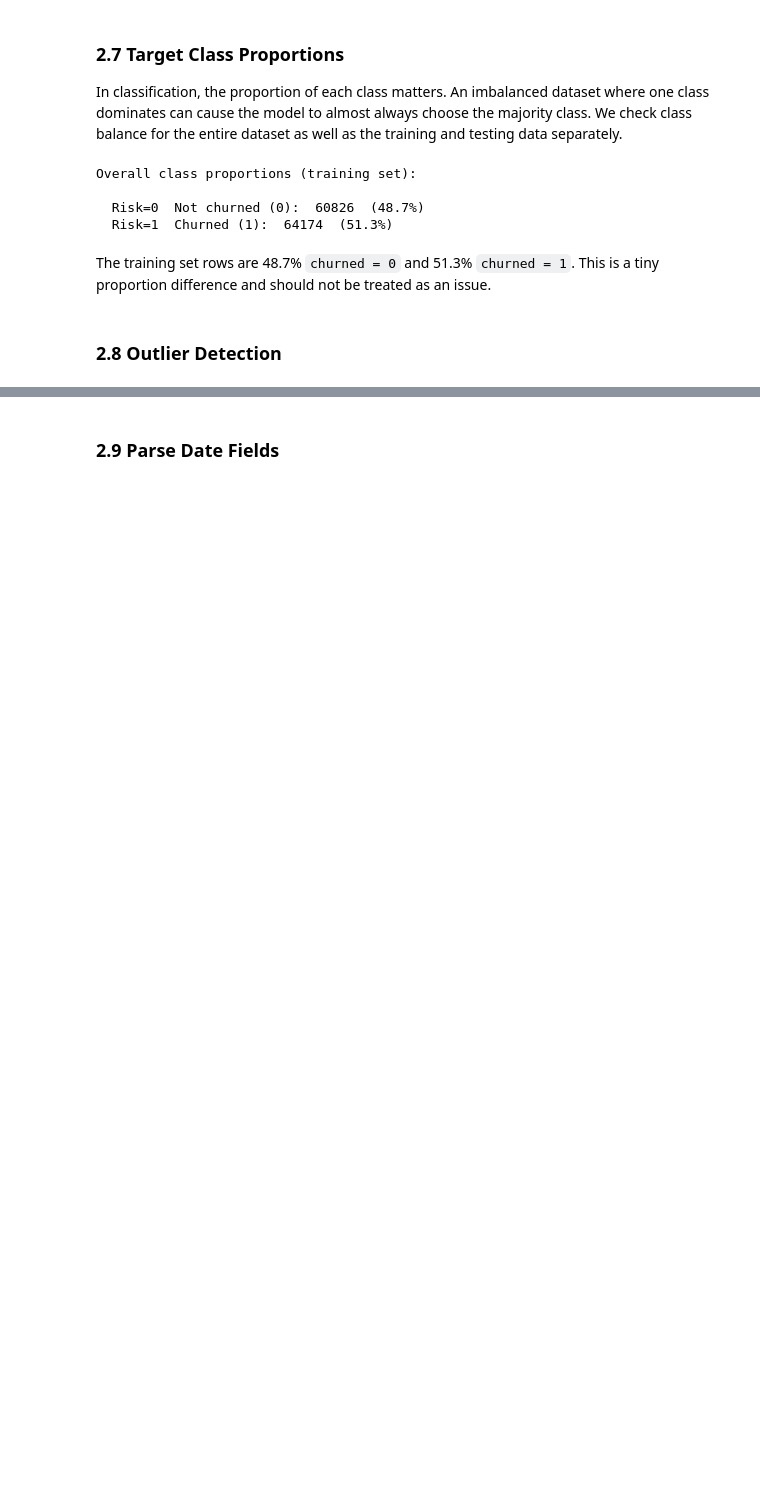
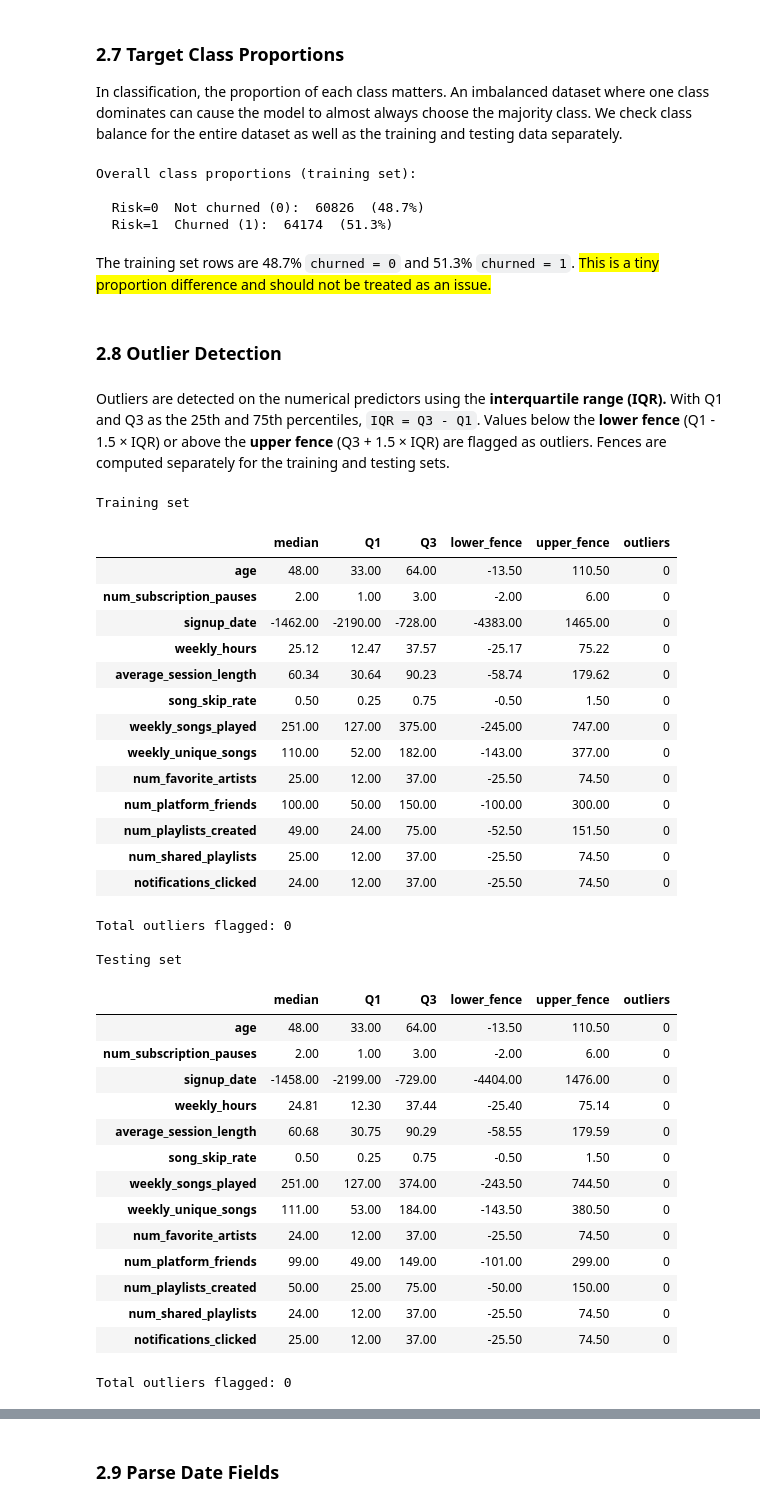
Before and after one commit to madewitt55/cs407-final-project, a Jupyter notebook: subscription_churn.ipynb, the cells around one changed output, grey strips where cells are left out. Cells and saved outputs as stored; diff of their text form; code cells hidden in the pictures; blank space fills up the shorter version.

```diff
--- a/subscription_churn.ipynb
+++ b/subscription_churn.ipynb
@@ -478,6 +497,71 @@ Overall class proportions (training set):
   Risk=0  Not churned (0):  60826  (48.7%)
   Risk=1  Churned (1):  64174  (51.3%)
 # %% [markdown]
-The training set rows are 48.7% `churned = 0` and 51.3% `churned = 1`. This is a tiny proportion difference and should not be treated as an issue.
+The training set rows are 48.7% `churned = 0` and 51.3% `churned = 1`. <mark>This is a tiny proportion difference and should not be treated as an issue.</mark>
 # %% [markdown]
 ### 2.8 Outlier Detection
+# %% [markdown]
+Outliers are detected on the numerical predictors using the **interquartile range (IQR).** With Q1 and Q3 as the 25th and 75th percentiles, `IQR = Q3 - Q1`. Values below the **lower fence** (Q1 - 1.5 × IQR) or above the **upper fence** (Q3 + 1.5 × IQR) are flagged as outliers. Fences are computed separately for the training and testing sets.
+# %%
+# Summarize the IQR fences and the number of values outside them for each numerical predictor
+def iqr_outlier_summary(df):
+    q1 = df[numerical_predictors].quantile(0.25)
+    q3 = df[numerical_predictors].quantile(0.75)
+    iqr = q3 - q1
+    lower_fence = q1 - 1.5 * iqr
+    upper_fence = q3 + 1.5 * iqr
+    outliers = (df[numerical_predictors].lt(lower_fence) | df[numerical_predictors].gt(upper_fence)).sum()
+    return pd.DataFrame({
+        "median": df[numerical_predictors].median(),
+        "Q1": q1,
+        "Q3": q3,
+        "lower_fence": lower_fence,
+        "upper_fence": upper_fence,
+        "outliers": outliers,
+    })
+
+
+train_outliers = iqr_outlier_summary(train_df)
+test_outliers = iqr_outlier_summary(test_df)
+
+print("Training set")
+display(train_outliers.round(2))
+print(f"Total outliers flagged: {train_outliers['outliers'].sum()}")
+
+print("\nTesting set")
+display(test_outliers.round(2))
+print(f"Total outliers flagged: {test_outliers['outliers'].sum()}")
+# %% [output]
+Training set
+|  | median | Q1 | Q3 | lower_fence | upper_fence | outliers |
+| age | 48.00 | 33.00 | 64.00 | -13.50 | 110.50 | 0 |
+| num_subscription_pauses | 2.00 | 1.00 | 3.00 | -2.00 | 6.00 | 0 |
+| signup_date | -1462.00 | -2190.00 | -728.00 | -4383.00 | 1465.00 | 0 |
+| weekly_hours | 25.12 | 12.47 | 37.57 | -25.17 | 75.22 | 0 |
+| average_session_length | 60.34 | 30.64 | 90.23 | -58.74 | 179.62 | 0 |
+| song_skip_rate | 0.50 | 0.25 | 0.75 | -0.50 | 1.50 | 0 |
+| weekly_songs_played | 251.00 | 127.00 | 375.00 | -245.00 | 747.00 | 0 |
+| weekly_unique_songs | 110.00 | 52.00 | 182.00 | -143.00 | 377.00 | 0 |
+| num_favorite_artists | 25.00 | 12.00 | 37.00 | -25.50 | 74.50 | 0 |
+| num_platform_friends | 100.00 | 50.00 | 150.00 | -100.00 | 300.00 | 0 |
+| num_playlists_created | 49.00 | 24.00 | 75.00 | -52.50 | 151.50 | 0 |
+| num_shared_playlists | 25.00 | 12.00 | 37.00 | -25.50 | 74.50 | 0 |
+| notifications_clicked | 24.00 | 12.00 | 37.00 | -25.50 | 74.50 | 0 |
+Total outliers flagged: 0
+
+Testing set
+|  | median | Q1 | Q3 | lower_fence | upper_fence | outliers |
+| age | 48.00 | 33.00 | 64.00 | -13.50 | 110.50 | 0 |
+| num_subscription_pauses | 2.00 | 1.00 | 3.00 | -2.00 | 6.00 | 0 |
+| signup_date | -1458.00 | -2199.00 | -729.00 | -4404.00 | 1476.00 | 0 |
+| weekly_hours | 24.81 | 12.30 | 37.44 | -25.40 | 75.14 | 0 |
+| average_session_length | 60.68 | 30.75 | 90.29 | -58.55 | 179.59 | 0 |
+| song_skip_rate | 0.50 | 0.25 | 0.75 | -0.50 | 1.50 | 0 |
+| weekly_songs_played | 251.00 | 127.00 | 374.00 | -243.50 | 744.50 | 0 |
+| weekly_unique_songs | 111.00 | 53.00 | 184.00 | -143.50 | 380.50 | 0 |
+| num_favorite_artists | 24.00 | 12.00 | 37.00 | -25.50 | 74.50 | 0 |
+| num_platform_friends | 99.00 | 49.00 | 149.00 | -101.00 | 299.00 | 0 |
+| num_playlists_created | 50.00 | 25.00 | 75.00 | -50.00 | 150.00 | 0 |
+| num_shared_playlists | 24.00 | 12.00 | 37.00 | -25.50 | 74.50 | 0 |
+| notifications_clicked | 25.00 | 12.00 | 37.00 | -25.50 | 74.50 | 0 |
+Total outliers flagged: 0
```
Also changed, not shown: parts of 38 cells of this notebook.
